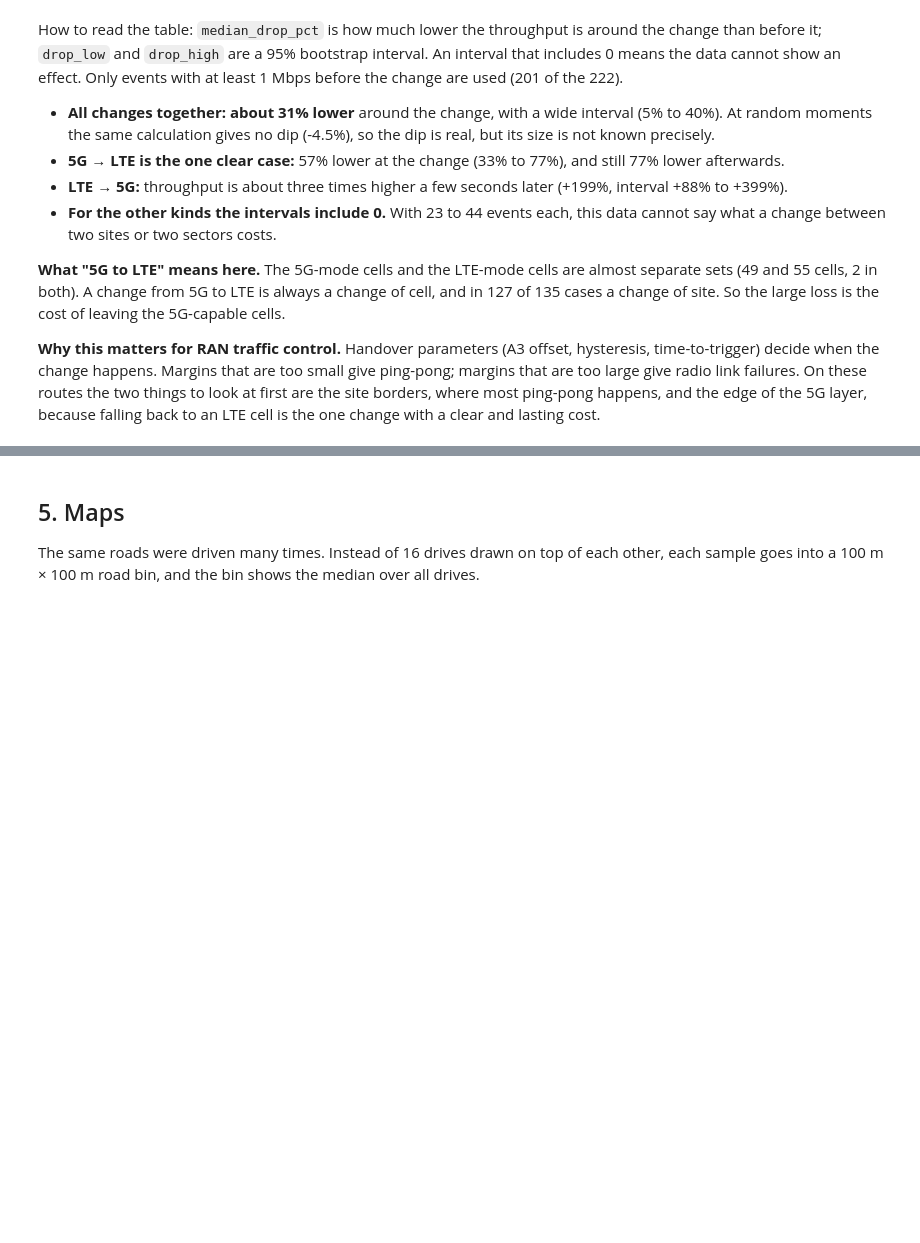
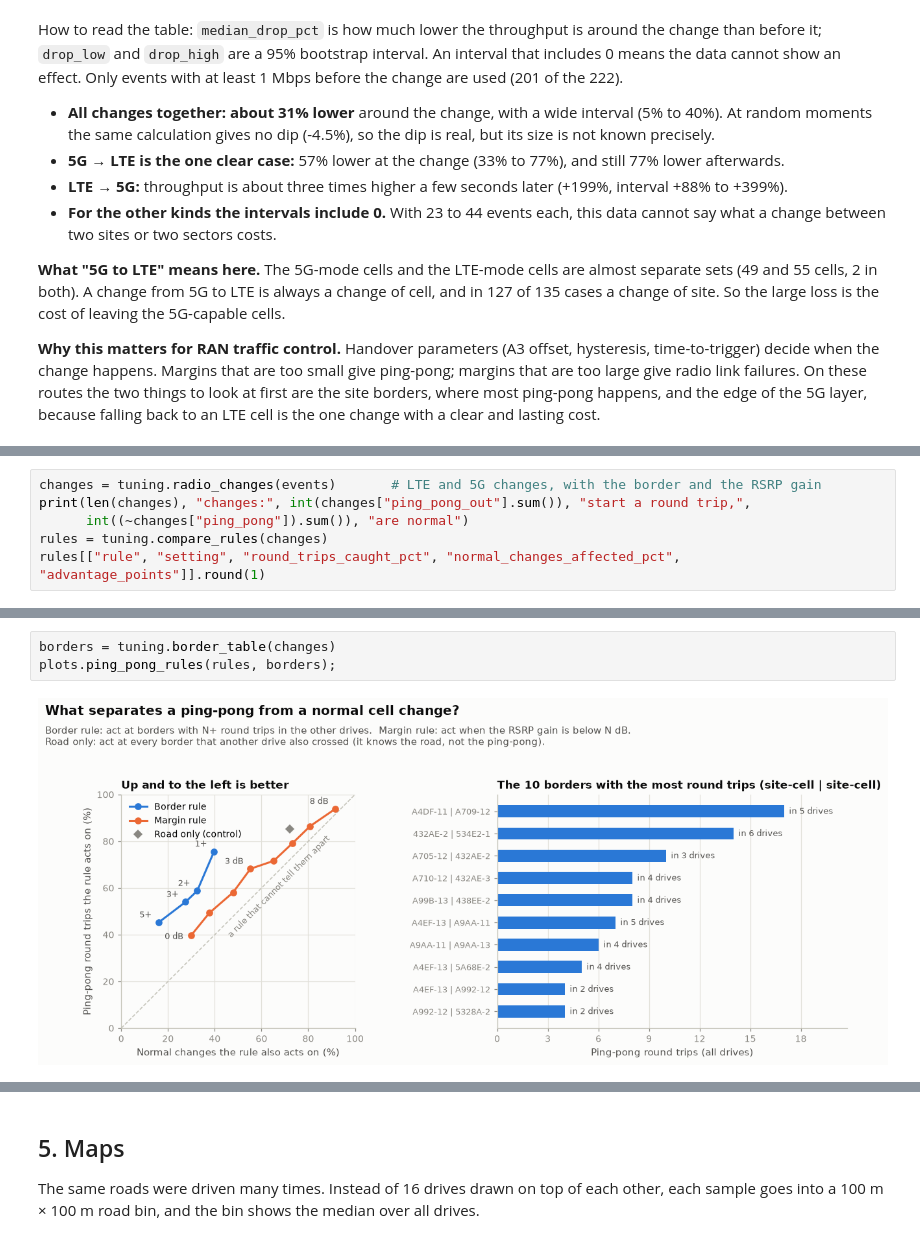
Before and after one commit to Shaibu-github/5g-drive-test-kpi-analyzer, a Jupyter notebook: drive_test_analysis.ipynb, the cells around one changed output, grey strips where cells are left out. Drawn from its saved outputs; the diff is of its cells as text; blank space fills up the shorter version.

Commit message:
Update the notebook and README with the borders study and the dashboard

```diff
--- a/drive_test_analysis.ipynb
+++ b/drive_test_analysis.ipynb
@@ -330,0 +344,6 @@ How to read the table: `median_drop_pct` is how much lower the throughput is aro
+# %%
+changes = tuning.radio_changes(events)       # LTE and 5G changes, with the border and the RSRP gain
+print(len(changes), "changes:", int(changes["ping_pong_out"].sum()), "start a round trip,",
+      int((~changes["ping_pong"]).sum()), "are normal")
+rules = tuning.compare_rules(changes)
+rules[["rule", "setting", "round_trips_caught_pct", "normal_changes_affected_pct", "advantage_points"]].round(1)
@@ -330,0 +366,5 @@ How to read the table: `median_drop_pct` is how much lower the throughput is aro
+# %%
+borders = tuning.border_table(changes)
+plots.ping_pong_rules(rules, borders);
+# %% [output]
+[figure, added]
```
Also changed, not shown: parts of 12 cells of this notebook, 1 other file.
